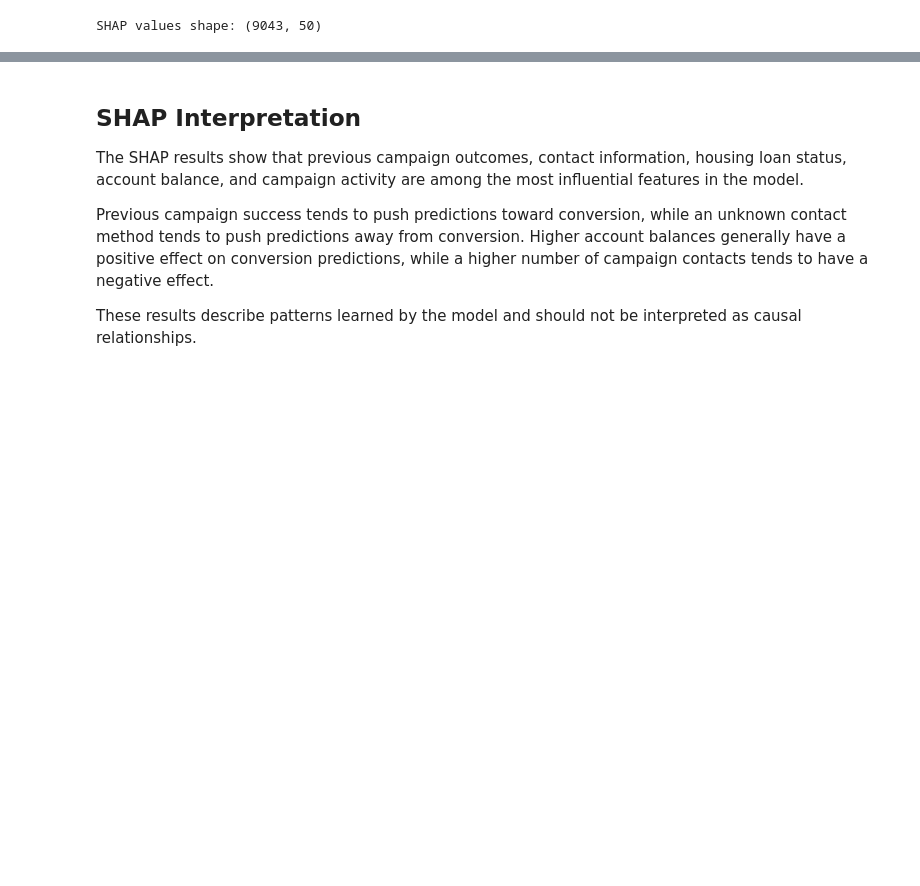
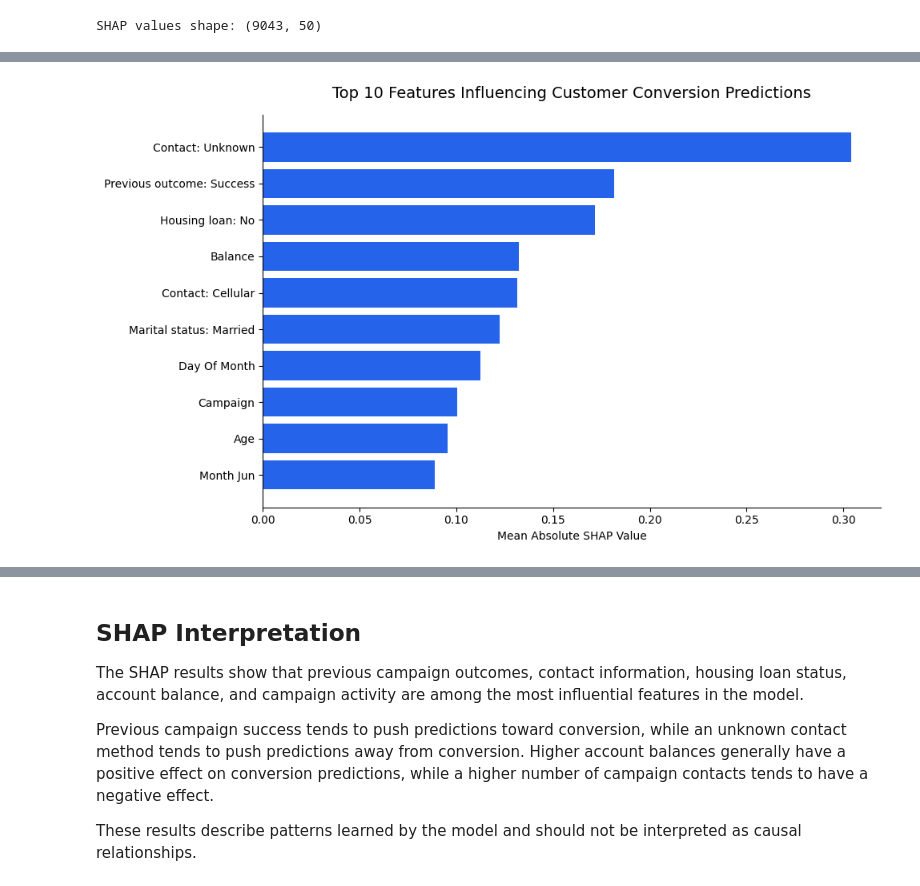
Before and after one commit to soumaya-lamrhari/customer-conversion-prediction, a Jupyter notebook: notebooks/4_model_explainability.ipynb, the cells around one changed output, grey strips where cells are left out. Saved outputs shown, nothing was run; the diff lists cells and outputs as text; code cells hidden in the pictures; blank space fills up the shorter version.

```diff
--- a/notebooks/4_model_explainability.ipynb
+++ b/notebooks/4_model_explainability.ipynb
@@ -155,0 +180,44 @@ shap.plots.bar(shap_values, max_display=15)
+# %%
+import numpy as np
+import pandas as pd
+import matplotlib.pyplot as plt
+
+# Calculate the average absolute SHAP value for each feature
+mean_shap = np.abs(shap_values.values).mean(axis=0)
+
+# Select the 10 most influential individual features
+top_features = pd.Series(
+    mean_shap,
+    index=shap_values.feature_names
+).nlargest(10)
+
+# Create a clean chart for the README
+fig, ax = plt.subplots(figsize=(10, 6))
+
+ax.barh(
+    top_features.index[::-1],
+    top_features.values[::-1],
+    color="#2563EB"
+)
+
+ax.set_title(
+    "Top 10 Features Influencing Customer Conversion Predictions",
+    fontsize=14,
+    pad=15
+)
+
+ax.set_xlabel("Mean Absolute SHAP Value")
+ax.set_ylabel("")
+
+# Remove unnecessary borders
+ax.spines["top"].set_visible(False)
+ax.spines["right"].set_visible(False)
+
+plt.tight_layout()
+
+# Save a high-resolution image for GitHub
+plt.savefig("shap_feature_importance.png", dpi=300, bbox_inches="tight")
+
+plt.show()
+# %% [output]
+[figure, added]
```
Also changed, not shown: parts of 7 cells of this notebook.
